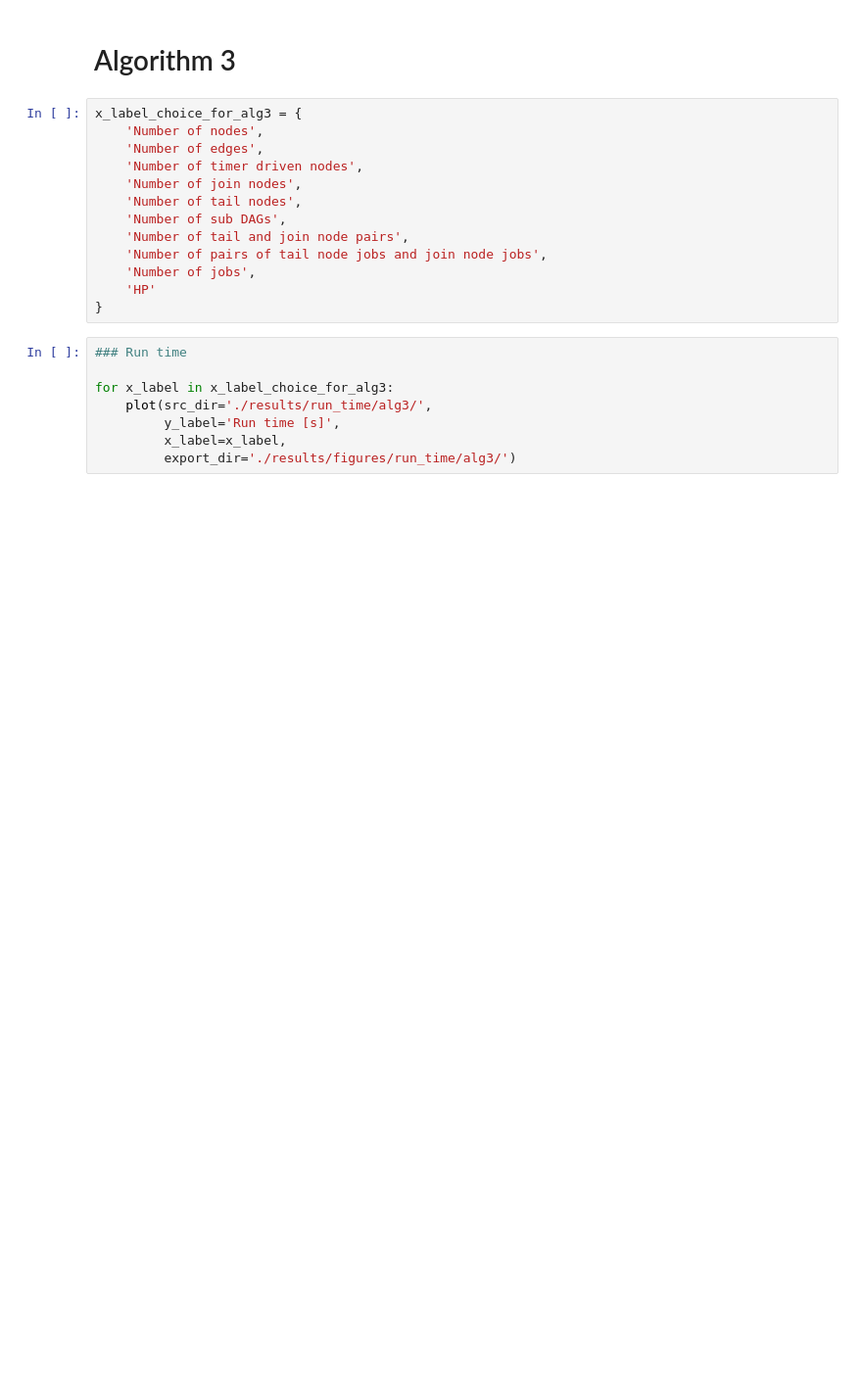
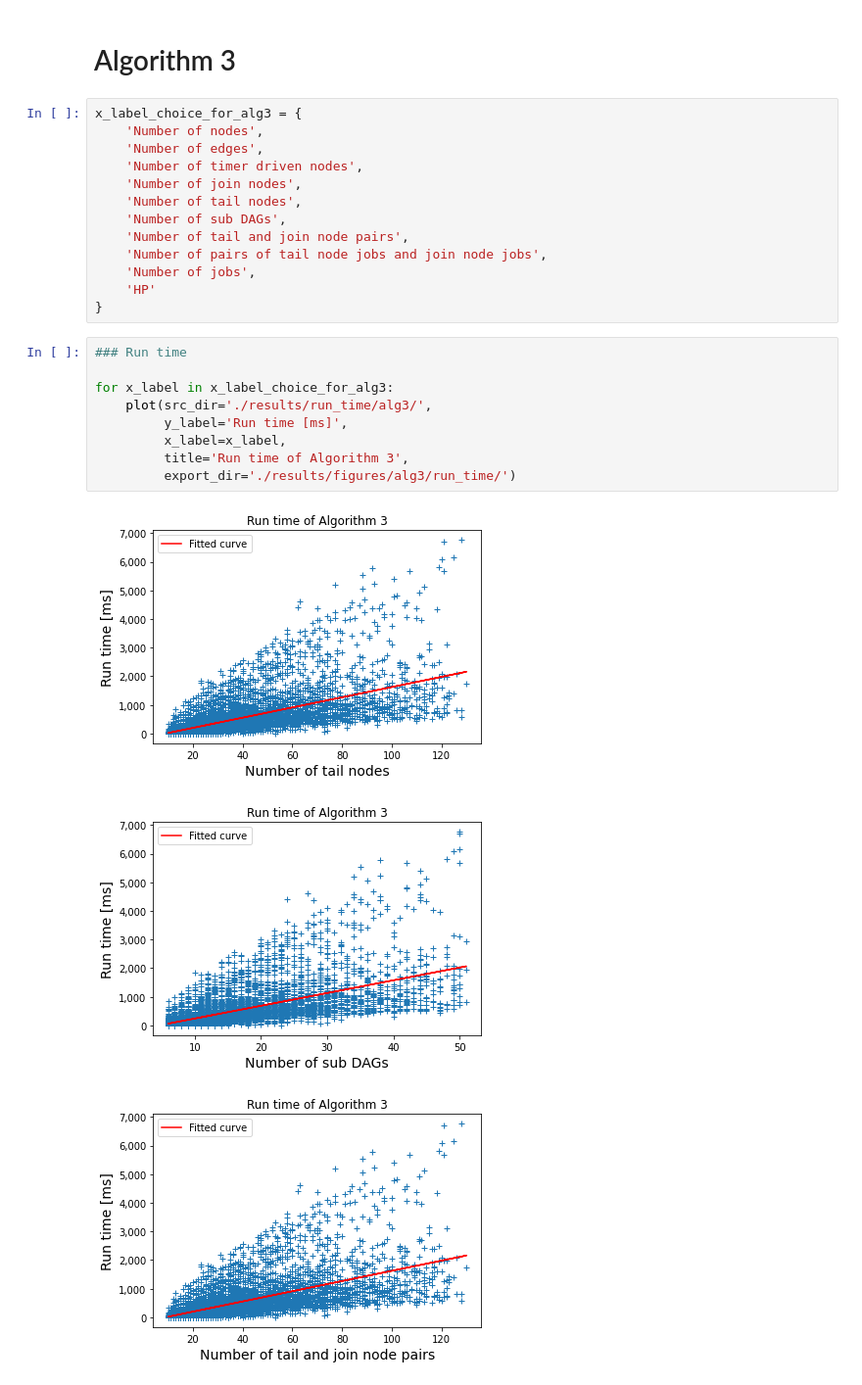
Before and after one commit to atsushi421/DED_simulator, a Jupyter notebook: plot_run_time_and_memory.ipynb, the cells around one changed output. Shown: that part at 98% size. Drawn from its saved outputs; the diff is of its cells as text; blank space fills up the shorter version.

```diff
--- a/plot_run_time_and_memory.ipynb
+++ b/plot_run_time_and_memory.ipynb
@@ -78,8 +116,13 @@ x_label_choice_for_alg3 = {
 # %%
 ### Run time
 
 for x_label in x_label_choice_for_alg3:
     plot(src_dir='./results/run_time/alg3/',
-         y_label='Run time [s]',
+         y_label='Run time [ms]',
          x_label=x_label,
-         export_dir='./results/figures/run_time/alg3/')
+         title='Run time of Algorithm 3',
+         export_dir='./results/figures/alg3/run_time/')
+# %% [output]
+[figure, added]
+[figure, added]
+[figure, added]
```
Also changed, not shown: parts of 5 cells of this notebook, 2 other files.
